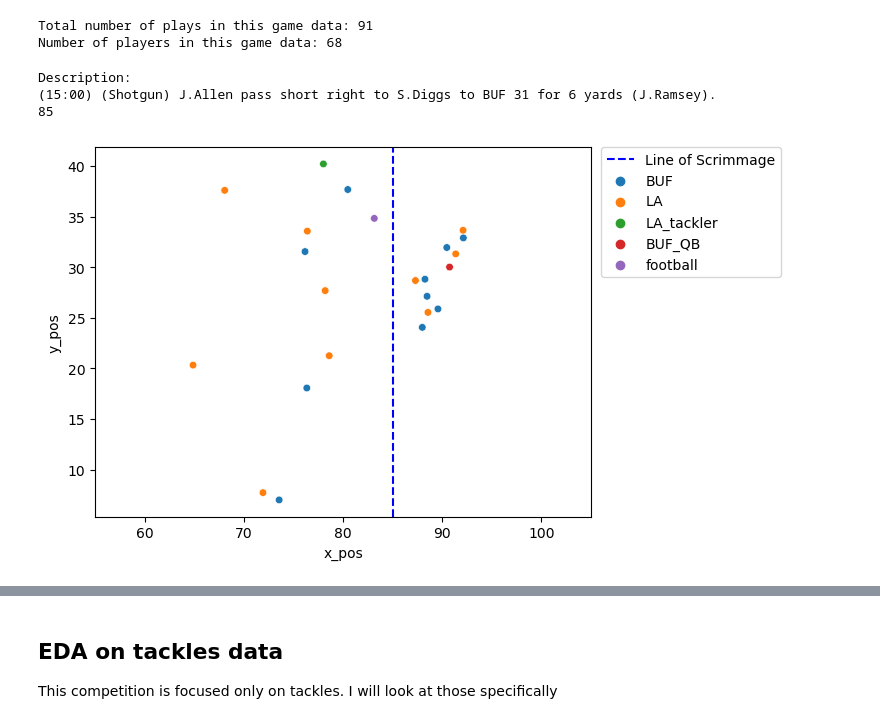
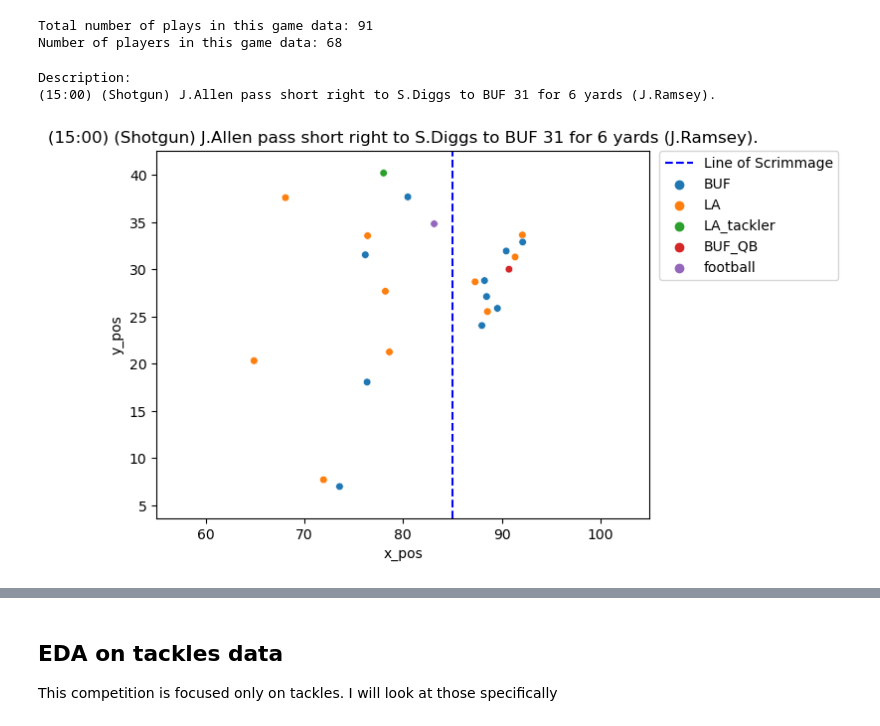
Before and after one commit to ab5525/nfl_data_2024, a Jupyter notebook: nfl_2024.ipynb, the cells around one changed output, grey strips where cells are left out. Cells and saved outputs as stored; diff of their text form; code cells hidden in the pictures.

```diff
--- a/nfl_2024.ipynb
+++ b/nfl_2024.ipynb
@@ -111,36 +111,35 @@ def plot_play_frame(df, gameid=2022100908, playid=56, frame=0):
 
     for row in play1_plot.iterrows():
         if row[1]['id'] in game_tackles[game_tackles['playId']==playid]['nflId'].values:
             play1_plot.loc[row[0],'team'] = play1_plot.loc[row[0],'team'] + '_tackler'
             break
     for row in play1_plot.iterrows():
         if row[1]['id'] in qb_df['nflId'].values:
             play1_plot.loc[row[0],'team'] = play1_plot.loc[row[0],'team'] + '_QB'
             break
 
     plt.ioff()
     plt.cla()
     plt.xlim(yard_line-30, yard_line+20)
     plt.axvline(x=yard_line, color='b',label='Line of Scrimmage',ls='--')
     sns.scatterplot(data=play1_plot,x='x_pos',y='y_pos',hue='team',s=30)
+    plt.title(play_data['playDescription'].values[0])
 
     plt.legend(bbox_to_anchor=(1.02, 1), loc='upper left', borderaxespad=0)
 
 
     print('Description:')
     print(play_data['playDescription'].values[0])
-    print(play_data['absoluteYardlineNumber'].values[0])
 
 
     plt.show()
 
 
 plot_play_frame(week1_df,2022090800, 56, 1)
 # %% [output]
 Description:
 (15:00) (Shotgun) J.Allen pass short right to S.Diggs to BUF 31 for 6 yards (J.Ramsey).
-85
-[figure, old version]
+[figure, new version]
 # %%
 %matplotlib widget
 
```
Also changed, not shown: parts of 4 cells of this notebook, 3 other files.
